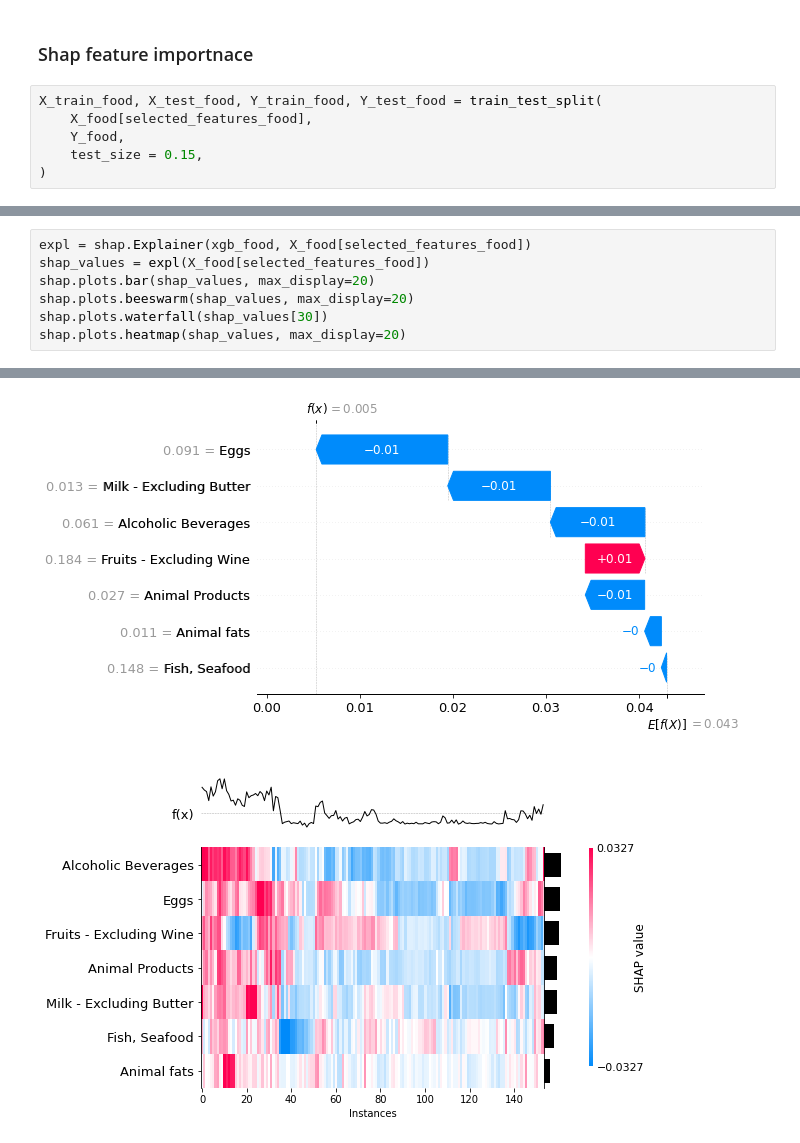
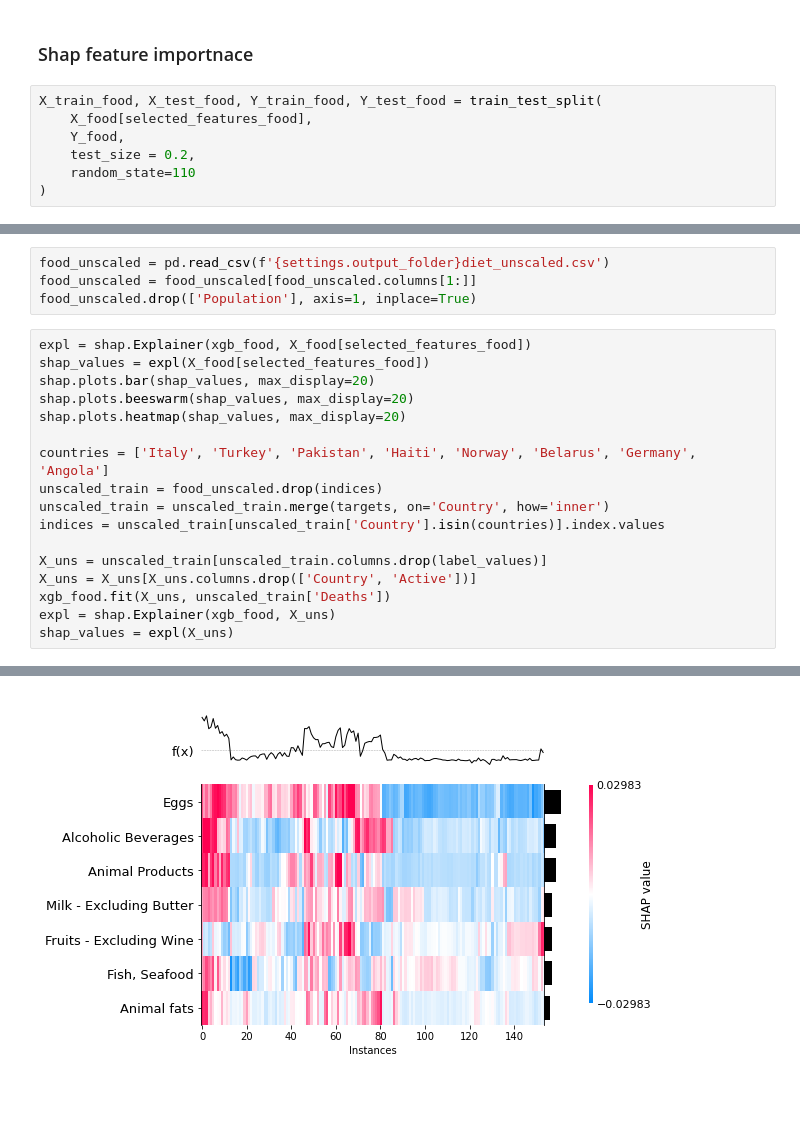
Before and after one commit to risto-trajanov/covid-19-explainable-healthy-diet, a Jupyter notebook: feature_selection/feature_selection_dietary_data.ipynb, the cells around one changed output, grey strips where cells are left out. Saved outputs shown, nothing was run; the diff lists cells and outputs as text; blank space fills up the shorter version.

```diff
--- a/feature_selection/feature_selection_dietary_data.ipynb
+++ b/feature_selection/feature_selection_dietary_data.ipynb
@@ -124,7 +120,8 @@ selected_features_food = rfecv_xgb_food['selected_features'].values
 X_train_food, X_test_food, Y_train_food, Y_test_food = train_test_split(
     X_food[selected_features_food],
     Y_food,
-    test_size = 0.15,
+    test_size = 0.2,
+    random_state=110
 )
 # %%
 xgb_food.fit(X_train_food, Y_train_food['Deaths'])
@@ -140,8 +137,22 @@ XGBRegressor(base_score=0.5, booster='gbtree', colsample_bylevel=1,
+# %%
+food_unscaled = pd.read_csv(f'{settings.output_folder}diet_unscaled.csv')
+food_unscaled = food_unscaled[food_unscaled.columns[1:]]
+food_unscaled.drop(['Population'], axis=1, inplace=True)
 # %%
 expl = shap.Explainer(xgb_food, X_food[selected_features_food])
 shap_values = expl(X_food[selected_features_food])
 shap.plots.bar(shap_values, max_display=20)
 shap.plots.beeswarm(shap_values, max_display=20)
-shap.plots.waterfall(shap_values[30])
 shap.plots.heatmap(shap_values, max_display=20)
+
+countries = ['Italy', 'Turkey', 'Pakistan', 'Haiti', 'Norway', 'Belarus', 'Germany', 'Angola']
+unscaled_train = food_unscaled.drop(indices)
+unscaled_train = unscaled_train.merge(targets, on='Country', how='inner')
+indices = unscaled_train[unscaled_train['Country'].isin(countries)].index.values
+
+X_uns = unscaled_train[unscaled_train.columns.drop(label_values)]
+X_uns = X_uns[X_uns.columns.drop(['Country', 'Active'])]
+xgb_food.fit(X_uns, unscaled_train['Deaths'])
+expl = shap.Explainer(xgb_food, X_uns)
+shap_values = expl(X_uns)
 # %% [output]
@@ -150,2 +161 @@ shap.plots.heatmap(shap_values, max_display=20)
-[figure, old version]
+[figure, new version]
-[figure, removed]
```
Also changed, not shown: parts of 7 cells of this notebook, 11 other files.
